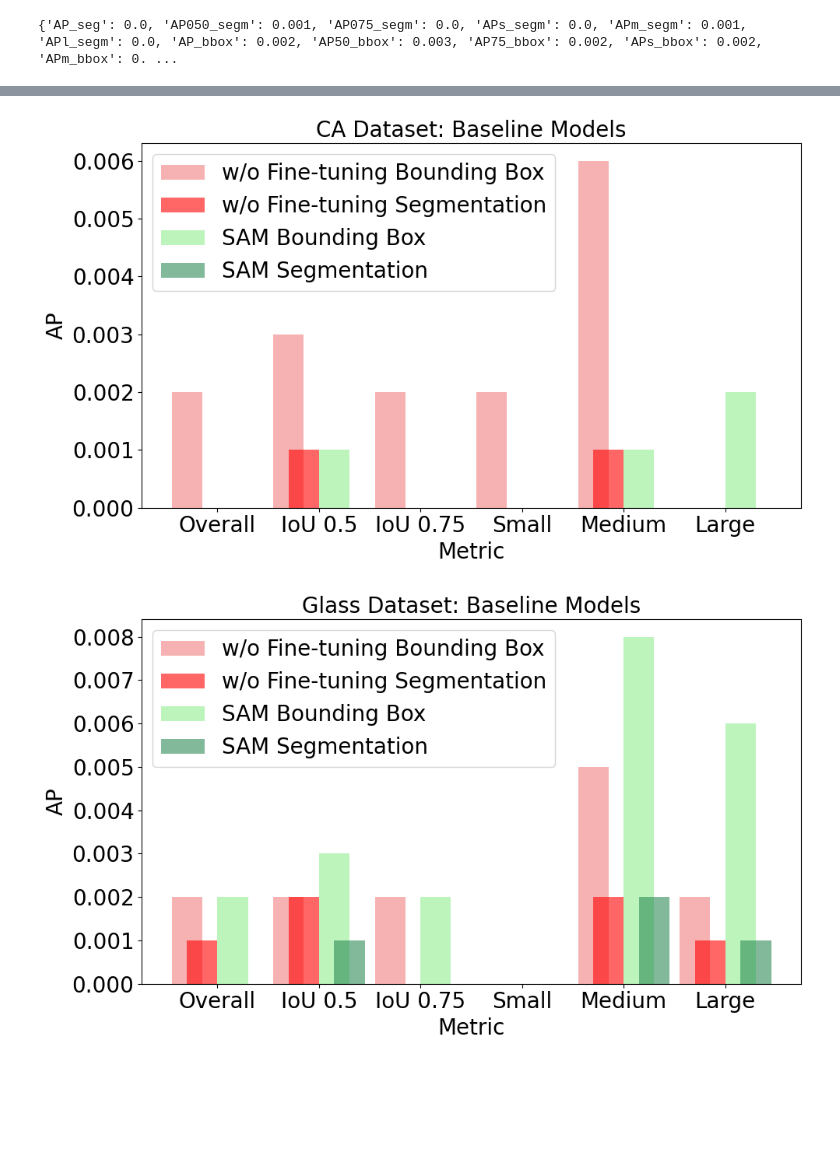
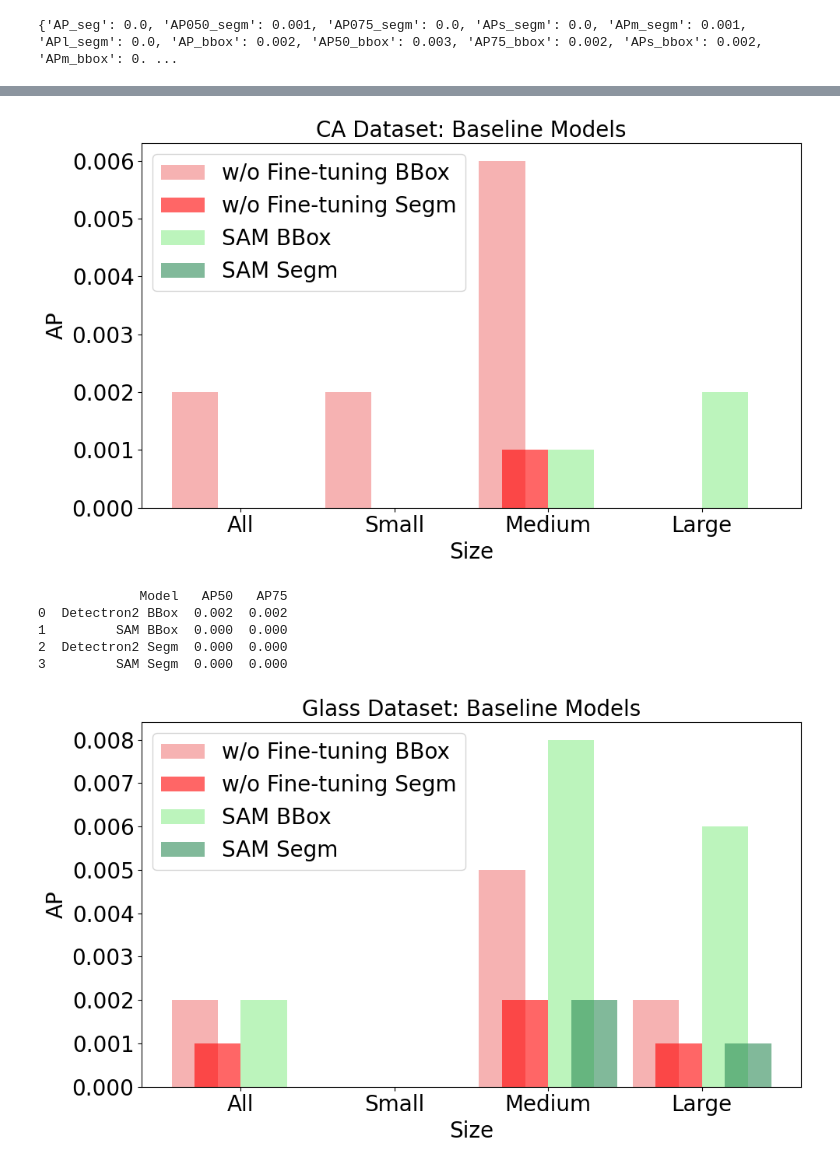
Before and after one commit to femartip/Detection-Microfibres-in-Sludge, a Jupyter notebook: Utils/plot_baselines.ipynb, the cells around one changed output, grey strips where cells are left out. Drawn from its saved outputs; the diff is of its cells as text; code cells hidden in the pictures; blank space fills up the shorter version.

```diff
--- a/Utils/plot_baselines.ipynb
+++ b/Utils/plot_baselines.ipynb
@@ -53,7 +59,7 @@ print(detectron2_ca_AP_seg)
 import numpy as np
 from matplotlib.ticker import FuncFormatter
 
-x_labels = ['Overall', 'IoU 0.5', 'IoU 0.75', 'Small', 'Medium', 'Large']
+x_labels = ['All', 'Small', 'Medium', 'Large']
 # Initialize the plot
 fig, ax = plt.subplots(figsize=(10, 6))
 
@@ -62,21 +68,21 @@ bar_width = 0.3
 index = np.arange(len(x_labels))
 
 # Plotting Detectron2 Metrics
-ax.bar(index + 0*bar_width, detectron2_ca_AP_bbox, bar_width,
-       alpha=0.6, label='w/o Fine-tuning Bounding Box', color='lightcoral')
-ax.bar(index + 0.5*bar_width, detectron2_ca_AP_seg, bar_width,
-       alpha=0.6, label='w/o Fine-tuning Segmentation', color='red')
+ax.bar(index + 0*bar_width, detectron2_ca_AP_bbox_size, bar_width,
+       alpha=0.6, label='w/o Fine-tuning BBox', color='lightcoral')
+ax.bar(index + 0.5*bar_width, detectron2_ca_AP_seg_size, bar_width,
+       alpha=0.6, label='w/o Fine-tuning Segm', color='red')
 
 # Plotting SAM Metrics
-ax.bar(index + 1.5*bar_width, sam_ca_AP_bbox, bar_width,
-       alpha=0.6, label='SAM Bounding Box', color='lightgreen')
-ax.bar(index + 2*bar_width, sam_ca_AP_seg, bar_width,
-       alpha=0.6, label='SAM Segmentation', color='seagreen')
+ax.bar(index + 1.5*bar_width, sam_ca_AP_bbox_size, bar_width,
+       alpha=0.6, label='SAM BBox', color='lightgreen')
+ax.bar(index + 2*bar_width, sam_ca_AP_seg_size, bar_width,
+       alpha=0.6, label='SAM Segm', color='seagreen')
 
 # Customize the plot
 ax.set_title('CA Dataset: Baseline Models', fontsize=20)
 ax.set_ylabel('AP', fontsize=20)
-ax.set_xlabel('Metric', fontsize=20)
+ax.set_xlabel('Size', fontsize=20)
 ax.set_xticks(index + bar_width)
 ax.set_xticklabels(x_labels, rotation=0, fontsize=20)
 
@@ -86,54 +92,72 @@ ax.set_xticklabels(x_labels, rotation=0, fontsize=20)
 for tick in ax.yaxis.get_major_ticks():
     tick.label.set_fontsize(20)
 
-ax.legend(fontsize=20)
+ax.legend(fontsize=20, loc='upper left')
 
 # Show the plot
 plt.tight_layout()
 plt.show()
 # %% [output]
-[figure, old version]
+[figure, new version]
+# %%
+data_ca = {'Model': ['Detectron2 BBox', 'SAM BBox', 'Detectron2 Segm', 'SAM Segm'],
+           'AP50': [detectron2_ca_AP['AP_bbox'], sam_ca_AP['AP_bbox'], detectron2_ca_AP['AP_seg'], sam_ca_AP['AP_seg']],
+              'AP75': [detectron2_ca_AP['AP75_bbox'], sam_ca_AP['AP75_bbox'], detectron2_ca_AP['AP075_segm'], sam_ca_AP['AP075_segm']],
+}
+df_ca = pd.DataFrame(data_ca)
+print(df_ca)
+# %% [output]
+             Model   AP50   AP75
+0  Detectron2 BBox  0.002  0.002
+1         SAM BBox  0.000  0.000
+2  Detectron2 Segm  0.000  0.000
+3         SAM Segm  0.000  0.000
 # %%
-detectron2_glass_AP_seg = [detectron2_glass_AP['AP_seg'], detectron2_glass_AP['AP050_segm'], detectron2_glass_AP['AP075_segm'], detectron2_glass_AP['APs_segm'], detectron2_glass_AP['APm_segm'], detectron2_glass_AP['APl_segm']]
-sam_glass_AP_seg = [sam_glass_AP['AP_seg'], sam_glass_AP['AP050_segm'], sam_glass_AP['AP075_segm'], sam_glass_AP['APs_segm'], sam_glass_AP['APm_segm'], sam_glass_AP['APl_segm']]
-detectron2_glass_AP_bbox = [detectron2_glass_AP['AP_bbox'], detectron2_glass_AP['AP50_bbox'], detectron2_glass_AP['AP75_bbox'], detectron2_glass_AP['APs_bbox'], detectron2_glass_AP['APm_bbox'], detectron2_glass_AP['APl_bbox']]
-sam_glass_AP_bbox = [sam_glass_AP['AP_bbox'], sam_glass_AP['AP50_bbox'], sam_glass_AP['AP75_bbox'], sam_glass_AP['APs_bbox'], sam_glass_AP['APm_bbox'], sam_glass_AP['APl_bbox']]
+detectron2_glass_AP_seg_size = [detectron2_glass_AP['AP_seg'], detectron2_glass_AP['APs_segm'], detectron2_glass_AP['APm_segm'], detectron2_glass_AP['APl_segm']]
+sam_glass_AP_seg_size = [sam_glass_AP['AP_seg'], sam_glass_AP['APs_segm'], sam_glass_AP['APm_segm'], sam_glass_AP['APl_segm']]
+detectron2_glass_AP_bbox_size = [detectron2_glass_AP['AP_bbox'], detectron2_glass_AP['APs_bbox'], detectron2_glass_AP['APm_bbox'], detectron2_glass_AP['APl_bbox']]
+sam_glass_AP_bbox_size = [sam_glass_AP['AP_bbox'], sam_glass_AP['APs_bbox'], sam_glass_AP['APm_bbox'], sam_glass_AP['APl_bbox']]
+
+detectron2_glass_AP_seg_iou = [detectron2_glass_AP['AP050_segm'], detectron2_glass_AP['AP075_segm']]
+sam_glass_AP_seg_iou = [sam_glass_AP['AP050_segm'], sam_glass_AP['AP075_segm']]
+detectron2_glass_AP_bbox_iou = [detectron2_glass_AP['AP50_bbox'], detectron2_glass_AP['AP75_bbox']]
+sam_glass_AP_bbox_iou = [sam_glass_AP['AP50_bbox'], sam_glass_AP['AP75_bbox']]
 # %%
 # Initialize the plot
 fig, ax = plt.subplots(figsize=(10, 6))
 
 # Set bar width and positions
 bar_width = 0.3
 index = np.arange(len(x_labels))
 
 # Plotting Detectron2 Metrics
-ax.bar(index + 0*bar_width, detectron2_glass_AP_bbox, bar_width,
-       alpha=0.6, label='w/o Fine-tuning Bounding Box', color='lightcoral')
-ax.bar(index + 0.5*bar_width, detectron2_glass_AP_seg, bar_width,
-         alpha=0.6, label='w/o Fine-tuning Segmentation', color='red')
+ax.bar(index + 0*bar_width, detectron2_glass_AP_bbox_size, bar_width,
+       alpha=0.6, label='w/o Fine-tuning BBox', color='lightcoral')
+ax.bar(index + 0.5*bar_width, detectron2_glass_AP_seg_size, bar_width,
+         alpha=0.6, label='w/o Fine-tuning Segm', color='red')
 
 # Plotting SAM Metrics
-ax.bar(index + 1.5*bar_width, sam_glass_AP_bbox, bar_width,
-       alpha=0.6, label='SAM Bounding Box', color='lightgreen')
-ax.bar(index + 2*bar_width, sam_glass_AP_seg, bar_width,
-         alpha=0.6, label='SAM Segmentation', color='seagreen')
+ax.bar(index + 1.5*bar_width, sam_glass_AP_bbox_size, bar_width,
+       alpha=0.6, label='SAM BBox', color='lightgreen')
+ax.bar(index + 2*bar_width, sam_glass_AP_seg_size, bar_width,
+         alpha=0.6, label='SAM Segm', color='seagreen')
 
 # Customize the plot
 
 ax.set_title('Glass Dataset: Baseline Models', fontsize=20)
 ax.set_ylabel('AP', fontsize=20)
-ax.set_xlabel('Metric', fontsize=20)
+ax.set_xlabel('Size', fontsize=20)
 ax.set_xticks(index + bar_width)
 ax.set_xticklabels(x_labels, rotation=0, fontsize=20)
 
 # Set font size for y-axis tick labels
 for tick in ax.yaxis.get_major_ticks():
     tick.label.set_fontsize(20)
 
 ax.legend(fontsize=20)
 
 # Show the plot
 plt.tight_layout()
 plt.show()
 # %% [output]
-[figure, old version]
+[figure, new version]
```
Also changed, not shown: parts of 3 cells of this notebook, 4 other files.
